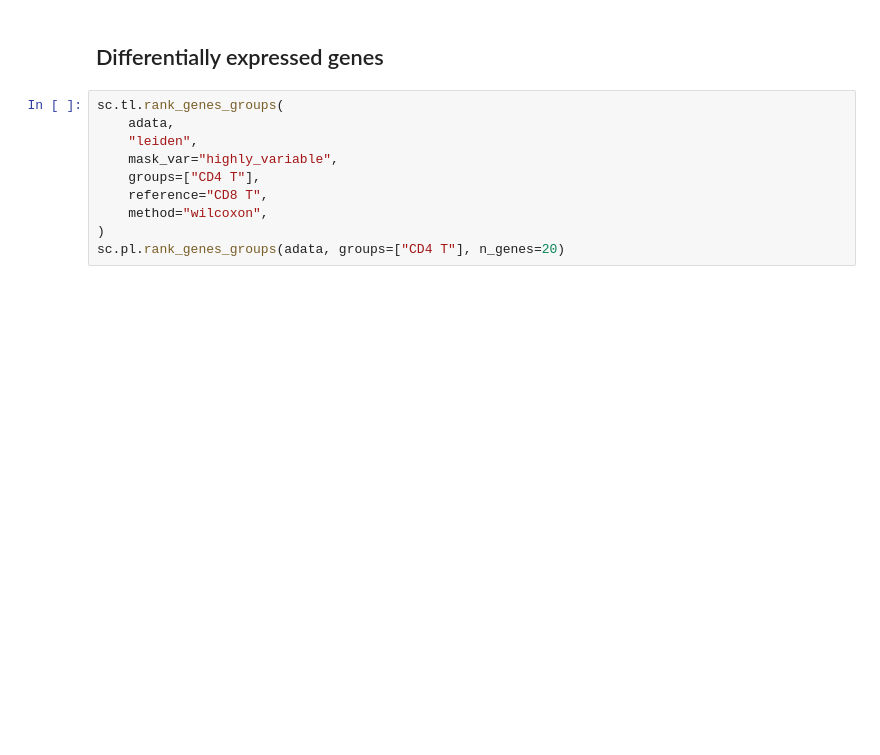
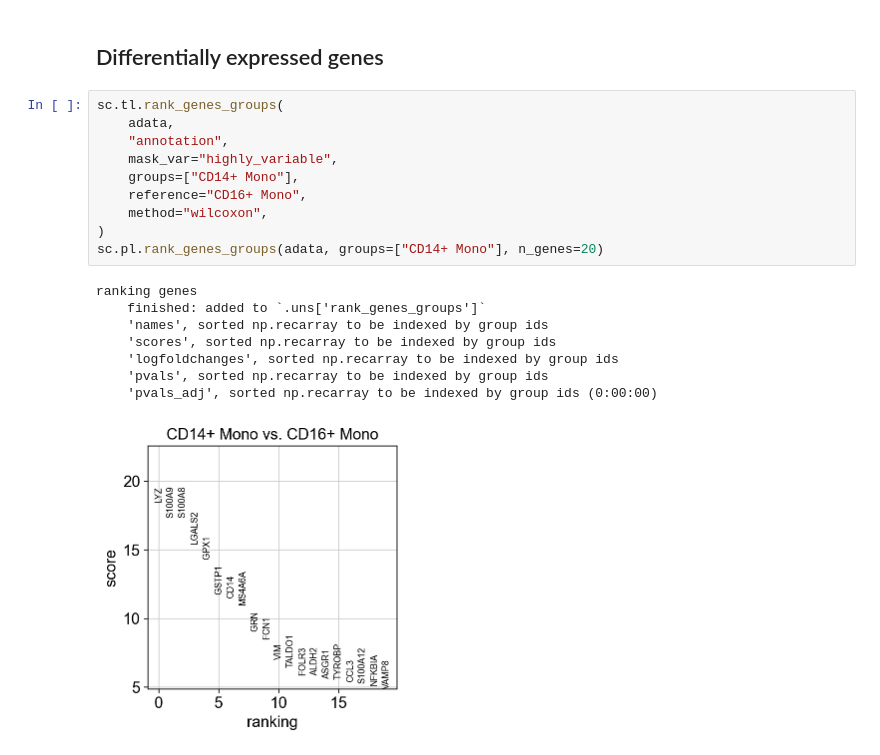
Before and after one commit to S-ParkLab/BIO36101, a Jupyter notebook: scRNA_seq_analysis/scRNA_seq_with_Scanpy.ipynb, the cells around one changed output. Cells and saved outputs as stored; diff of their text form; blank space fills up the shorter version.

```diff
--- a/scRNA_seq_analysis/scRNA_seq_with_Scanpy.ipynb
+++ b/scRNA_seq_analysis/scRNA_seq_with_Scanpy.ipynb
@@ -158,13 +293,22 @@ adata
 # %%
 sc.tl.rank_genes_groups(
     adata,
-    "leiden",
+    "annotation",
     mask_var="highly_variable",
-    groups=["CD4 T"],
-    reference="CD8 T",
+    groups=["CD14+ Mono"],
+    reference="CD16+ Mono",
     method="wilcoxon",
 )
-sc.pl.rank_genes_groups(adata, groups=["CD4 T"], n_genes=20)
+sc.pl.rank_genes_groups(adata, groups=["CD14+ Mono"], n_genes=20)
+# %% [output]
+ranking genes
+    finished: added to `.uns['rank_genes_groups']`
+    'names', sorted np.recarray to be indexed by group ids
+    'scores', sorted np.recarray to be indexed by group ids
+    'logfoldchanges', sorted np.recarray to be indexed by group ids
+    'pvals', sorted np.recarray to be indexed by group ids
+    'pvals_adj', sorted np.recarray to be indexed by group ids (0:00:00)
+[figure, added]
 # %%
 result = adata.uns["rank_genes_groups"]
 groups = result["names"].dtype.names
```
Also changed, not shown: parts of 31 cells of this notebook.
